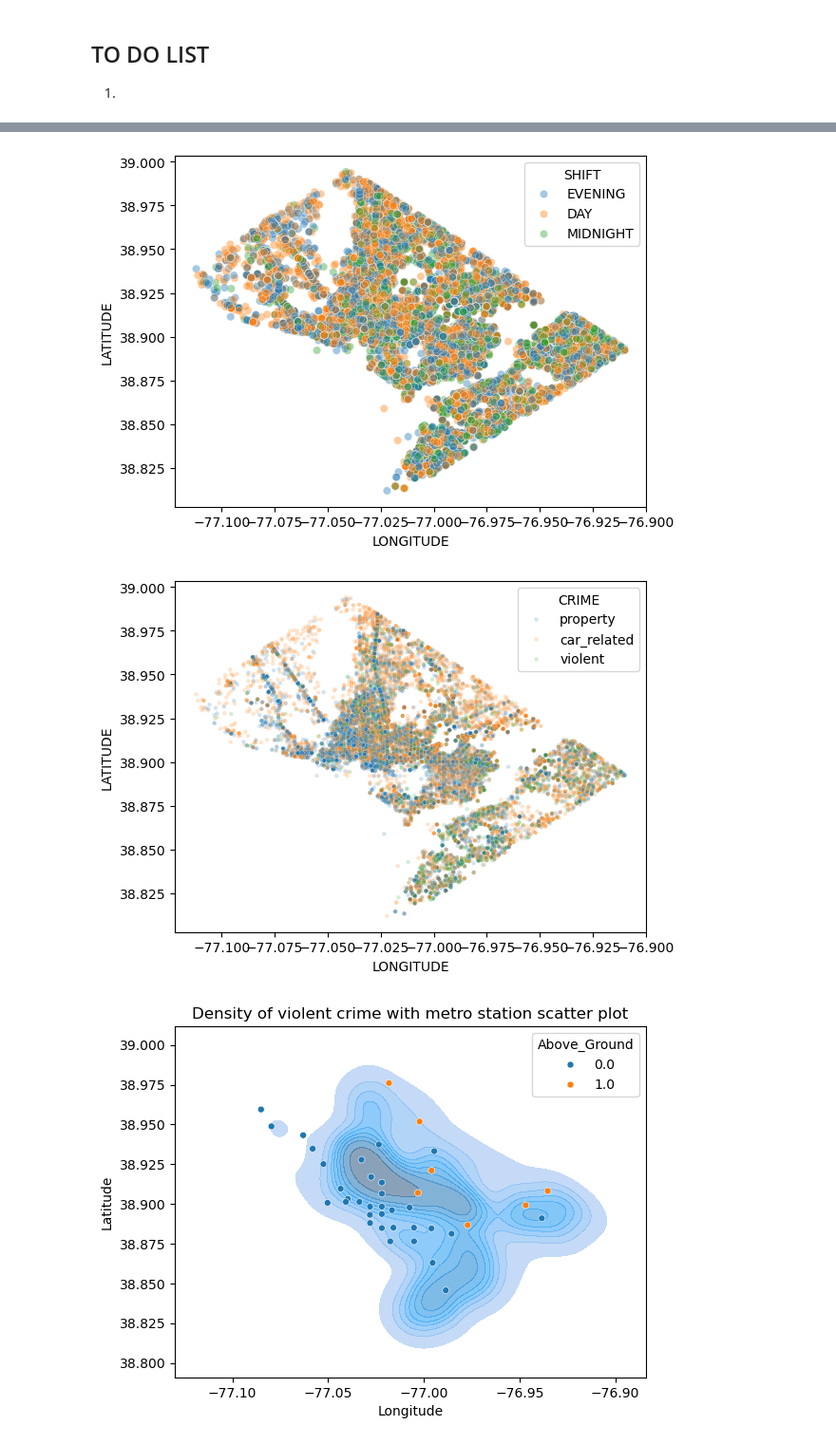
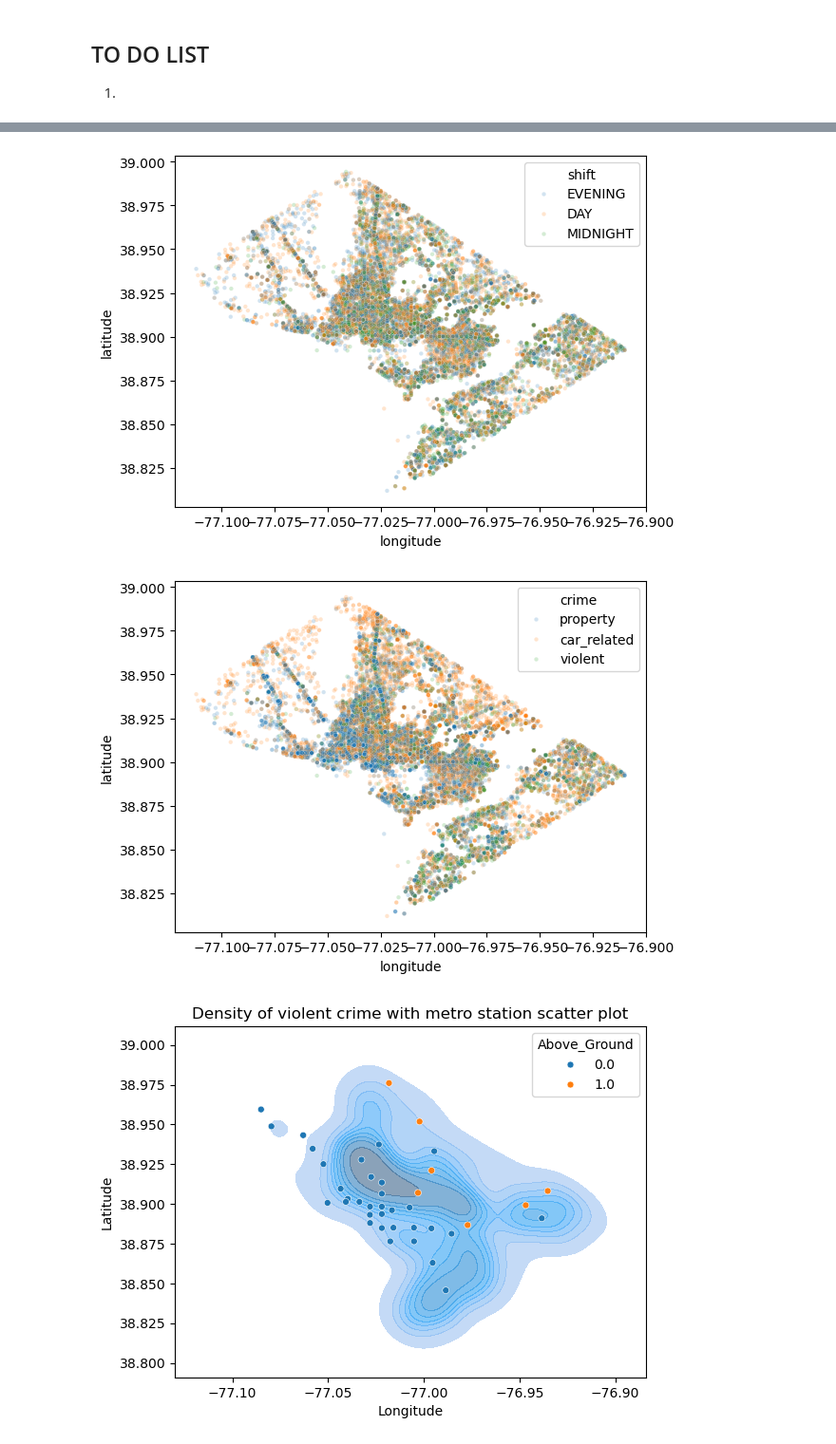
Before and after one commit to iansargent/DC-Metro-Crime, a Jupyter notebook: Scripts/Analysis/plots.ipynb, the cells around one changed output, grey strips where cells are left out. Shown at 95% size. Saved outputs shown, nothing was run; the diff lists cells and outputs as text; code cells hidden in the pictures.

```diff
--- a/Scripts/Analysis/plots.ipynb
+++ b/Scripts/Analysis/plots.ipynb
@@ -20,13 +35,13 @@ metro = gpd.read_file(pathm)
 # %%
 sns.scatterplot(data=data,
-                x='LONGITUDE',
-                y='LATITUDE',
-                hue='SHIFT',
-                alpha =0.4
-                )
+                x='longitude',
+                y='latitude',
+                hue='shift',
+                alpha = 0.2,
+                s=10)
 plt.show()
 # %% [output]
-[figure, old version]
+[figure, new version]
 # %%
 conditions = [
     data['auto_crime'] == 1,
@@ -44,13 +59,13 @@ data['CRIME'] = np.select(conditions, choices, default=None)
 # %%
 sns.scatterplot(data=data,
-                x='LONGITUDE',
-                y='LATITUDE',
-                hue='CRIME',
+                x='longitude',
+                y='latitude',
+                hue='crime',
                 alpha = 0.2,
                 s=10)
 plt.show()
 # %% [output]
-[figure, old version]
+[figure, new version]
 # %%
 #metro.head()
 metro["lon"] = metro.geometry.x
```
Also changed, not shown: parts of 5 cells of this notebook.
